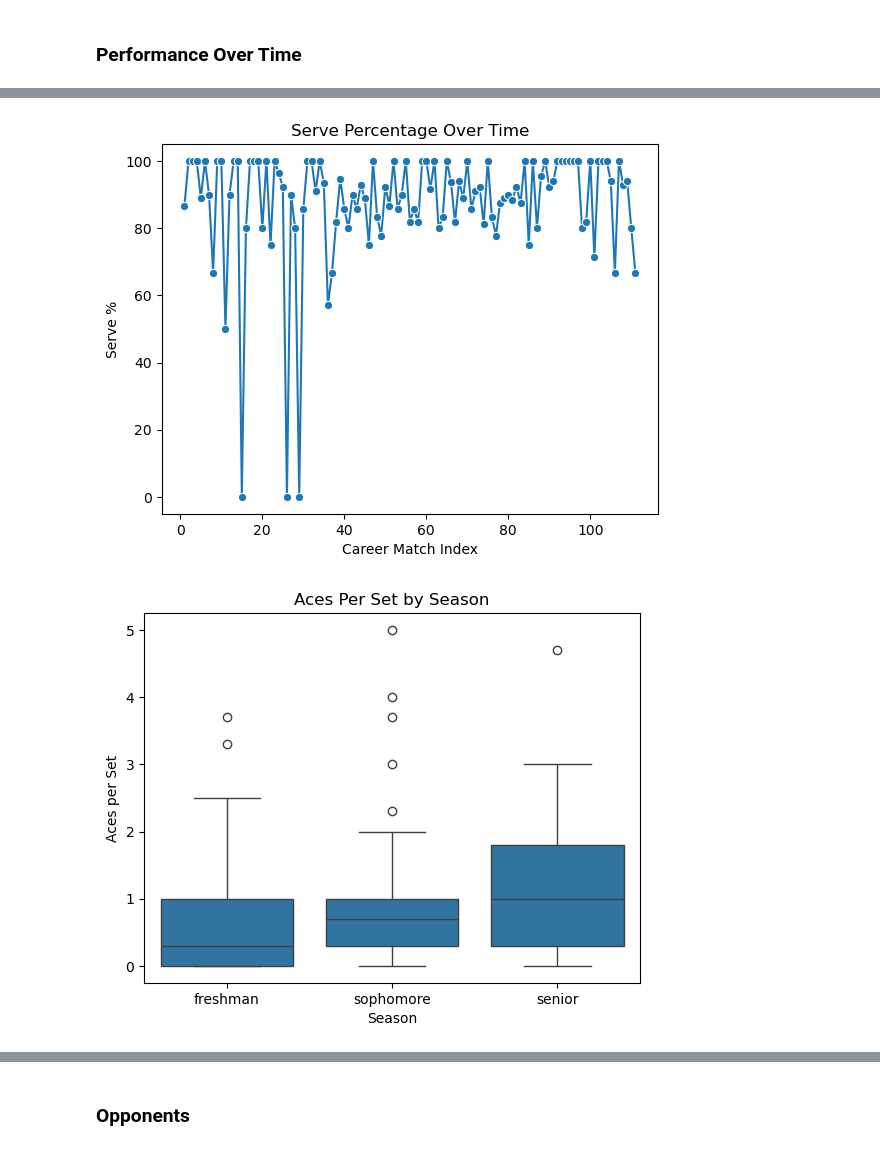
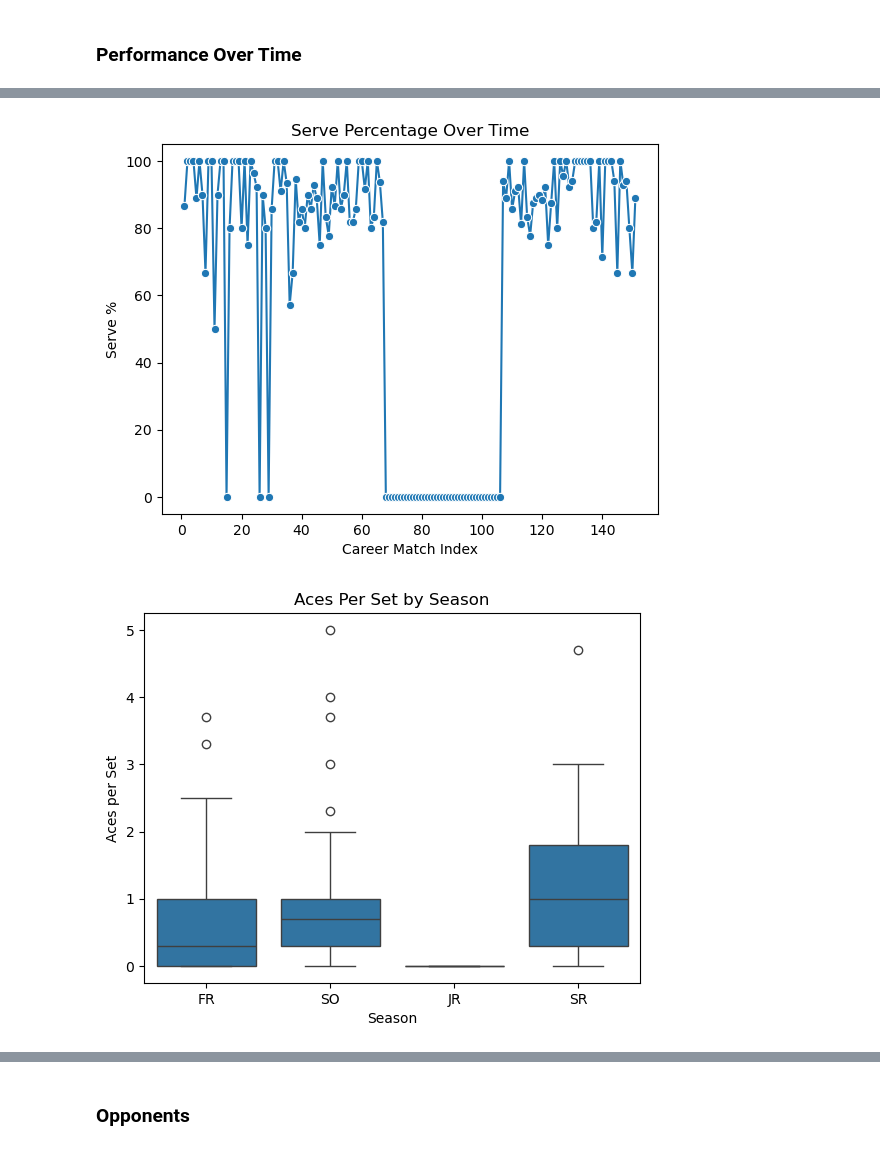
Before and after one commit to drblitx/jr-yr-stats, a Jupyter notebook: notebooks/eda.ipynb, the cells around one changed output, grey strips where cells are left out. Drawn from its saved outputs; the diff is of its cells as text; code cells hidden in the pictures.

```diff
--- a/notebooks/eda.ipynb
+++ b/notebooks/eda.ipynb
@@ -18,7 +8,7 @@ import matplotlib.pyplot as plt
 import seaborn as sns
 # %%
 # import data
-df = pd.read_csv('../data/cleaned/all_seasons.csv')
+df = pd.read_csv('../data/NEW_enriched_matches.csv')
 # %% [markdown]
 ### Descriptive Statistics
 # %%
@@ -119,15 +105,15 @@ plt.ylabel("Serve %")
 plt.xlabel("Career Match Index")
 plt.show()
 # %% [output]
-[figure, old version]
+[figure, new version]
 # %%
-sns.boxplot(data=df, x="season_label", y="aces_per_set")
+sns.boxplot(data=df, x="season", y="aces_per_set")
 plt.title("Aces Per Set by Season")
 plt.xlabel("Season")
 plt.ylabel("Aces per Set")
 plt.show()
 # %% [output]
-[figure, old version]
+[figure, new version]
 # %%
 # only really reliable for senior year as coaches did not start tracking points until then.
 sns.regplot(data=df, x="career_match_index", y="points", lowess=True, scatter_kws={"s": 10})
```
Also changed, not shown: parts of 29 cells of this notebook.
